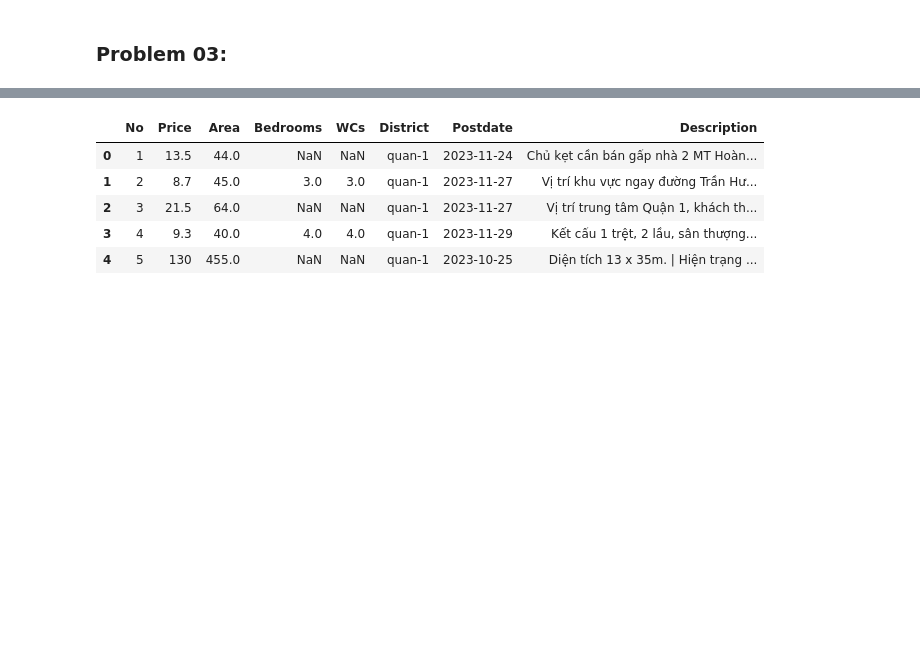
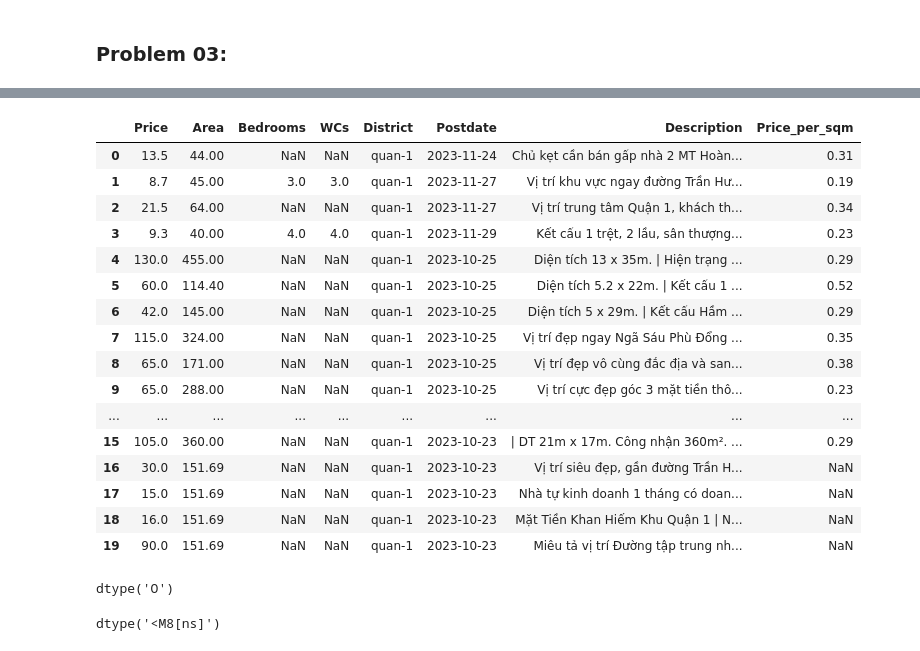
Before and after one commit to vtphatt2/House-Price-Prediction, a Jupyter notebook: DataPreprocessing/data_preprocessing.ipynb, the cells around one changed output, grey strips where cells are left out. Drawn from its saved outputs; the diff is of its cells as text; code cells hidden in the pictures; blank space fills up the shorter version.

```diff
--- a/DataPreprocessing/data_preprocessing.ipynb
+++ b/DataPreprocessing/data_preprocessing.ipynb
@@ -223,0 +295,32 @@ df.head()
+# %%
+# DataFrame sau khi thêm cột "No" và loại bỏ duplicate
+df.head(20)
+# %% [output]
+|  | Price | Area | Bedrooms | WCs | District | Postdate | Description | Price_per_sqm |
+| 0 | 13.5 | 44.00 | NaN | NaN | quan-1 | 2023-11-24 | Chủ kẹt cần bán gấp nhà 2 MT Hoàn... | 0.31 |
+| 1 | 8.7 | 45.00 | 3.0 | 3.0 | quan-1 | 2023-11-27 | Vị trí khu vực ngay đường Trần Hư... | 0.19 |
+| 2 | 21.5 | 64.00 | NaN | NaN | quan-1 | 2023-11-27 | Vị trí trung tâm Quận 1, khách th... | 0.34 |
+| 3 | 9.3 | 40.00 | 4.0 | 4.0 | quan-1 | 2023-11-29 | Kết cấu 1 trệt, 2 lầu, sân thượng... | 0.23 |
+| 4 | 130.0 | 455.00 | NaN | NaN | quan-1 | 2023-10-25 | Diện tích 13 x 35m. | Hiện trạng ... | 0.29 |
+| 5 | 60.0 | 114.40 | NaN | NaN | quan-1 | 2023-10-25 | Diện tích 5.2 x 22m. | Kết cấu 1 ... | 0.52 |
+| 6 | 42.0 | 145.00 | NaN | NaN | quan-1 | 2023-10-25 | Diện tích 5 x 29m. | Kết cấu Hầm ... | 0.29 |
+| 7 | 115.0 | 324.00 | NaN | NaN | quan-1 | 2023-10-25 | Vị trí đẹp ngay Ngã Sáu Phù Đổng ... | 0.35 |
+| 8 | 65.0 | 171.00 | NaN | NaN | quan-1 | 2023-10-25 | Vị trí đẹp vô cùng đắc địa và san... | 0.38 |
+| 9 | 65.0 | 288.00 | NaN | NaN | quan-1 | 2023-10-25 | Vị trí cực đẹp góc 3 mặt tiền thô... | 0.23 |
+| ... | ... | ... | ... | ... | ... | ... | ... | ... |
+| 15 | 105.0 | 360.00 | NaN | NaN | quan-1 | 2023-10-23 | | DT 21m x 17m. Công nhận 360m². ... | 0.29 |
+| 16 | 30.0 | 151.69 | NaN | NaN | quan-1 | 2023-10-23 | Vị trí siêu đẹp, gần đường Trần H... | NaN |
+| 17 | 15.0 | 151.69 | NaN | NaN | quan-1 | 2023-10-23 | Nhà tự kinh doanh 1 tháng có doan... | NaN |
+| 18 | 16.0 | 151.69 | NaN | NaN | quan-1 | 2023-10-23 | Mặt Tiền Khan Hiếm Khu Quận 1 | N... | NaN |
+| 19 | 90.0 | 151.69 | NaN | NaN | quan-1 | 2023-10-23 | Miêu tả vị trí Đường tập trung nh... | NaN |
+# %%
+# Xem kiểu dữ liệu của cột "Postdate"
+df['Postdate'].dtype
+# %% [output]
+dtype('O')
+# %%
+# Chuyển kiểu dữ liệu của cột "Postdate" sang dạng datetime và check lại kiểu dữ liệu 1 lần nữa
+df['Postdate'] = pd.to_datetime(df['Postdate'])
+df['Postdate'].dtype
+# %% [output]
+dtype('<M8[ns]')
@@ -232,10 +335,0 @@ df_cleaned.to_csv(file_output, index = False)
-# %%
-# DataFrame sau khi thêm cột "No" và loại bỏ duplicate
-df_cleaned.head()
-# %% [output]
-|  | No | Price | Area | Bedrooms | WCs | District | Postdate | Description |
-| 0 | 1 | 13.5 | 44.0 | NaN | NaN | quan-1 | 2023-11-24 | Chủ kẹt cần bán gấp nhà 2 MT Hoàn... |
-| 1 | 2 | 8.7 | 45.0 | 3.0 | 3.0 | quan-1 | 2023-11-27 | Vị trí khu vực ngay đường Trần Hư... |
-| 2 | 3 | 21.5 | 64.0 | NaN | NaN | quan-1 | 2023-11-27 | Vị trí trung tâm Quận 1, khách th... |
-| 3 | 4 | 9.3 | 40.0 | 4.0 | 4.0 | quan-1 | 2023-11-29 | Kết cấu 1 trệt, 2 lầu, sân thượng... |
-| 4 | 5 | 130 | 455.0 | NaN | NaN | quan-1 | 2023-10-25 | Diện tích 13 x 35m. | Hiện trạng ... |
```
Also changed, not shown: parts of 17 cells of this notebook, 1 other file.
